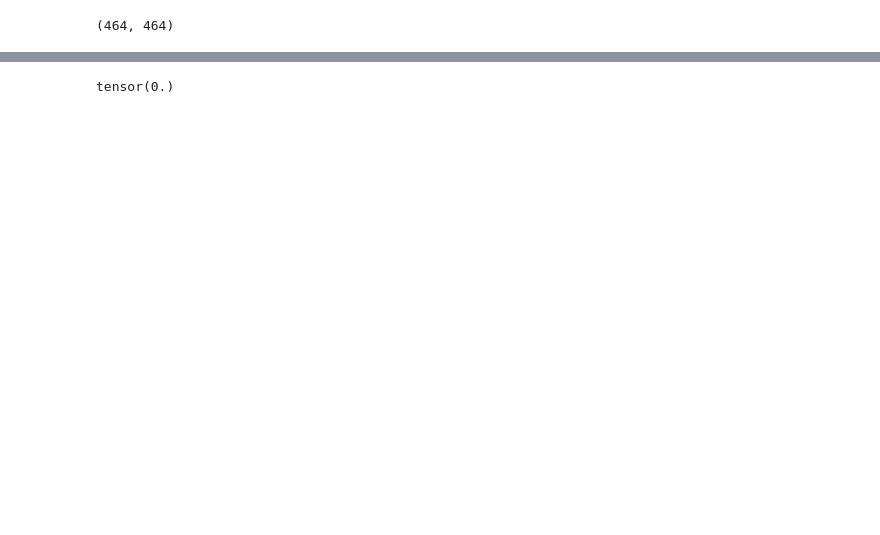
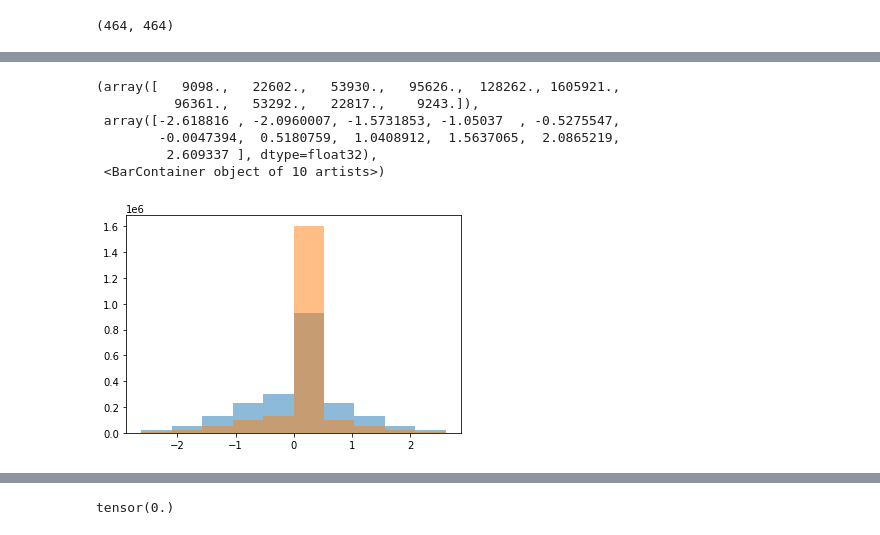
Before and after one commit to Fickincool/master-thesis, a Jupyter notebook: Notebooks/6.00_self2selfDenoising/6.00_dataloader_pilot.ipynb, the cells around one changed output, grey strips where cells are left out. Saved outputs shown, nothing was run; the diff lists cells and outputs as text; code cells hidden in the pictures; blank space fills up the shorter version.

```diff
--- a/Notebooks/6.00_self2selfDenoising/6.00_dataloader_pilot.ipynb
+++ b/Notebooks/6.00_self2selfDenoising/6.00_dataloader_pilot.ipynb
@@ -180,3 +185,14 @@ torch.Size([1, 64, 64, 64])
+# %%
+plt.hist(subtomo.squeeze().numpy().flatten(), alpha=0.5)
+plt.hist(target.squeeze().numpy().flatten(), alpha=0.5)
+# %% [output]
+(array([   9098.,   22602.,   53930.,   95626.,  128262., 1605921.,
+          96361.,   53292.,   22817.,    9243.]),
+ array([-2.618816 , -2.0960007, -1.5731853, -1.05037  , -0.5275547,
+        -0.0047394,  0.5180759,  1.0408912,  1.5637065,  2.0865219,
+         2.609337 ], dtype=float32),
+ <BarContainer object of 10 artists>)
+[figure, added]
 # %%
 z0, y0, x0 = my_dataset.grid[idx]
 zmin, zmax = z0-subtomo_length//2, z0+subtomo_length//2
```
Also changed, not shown: parts of 9 cells of this notebook, 11 other files.
